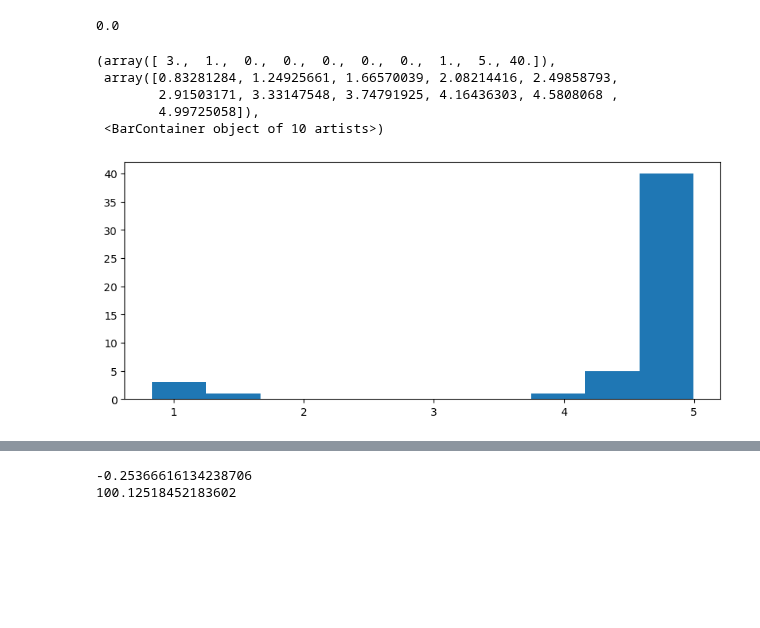
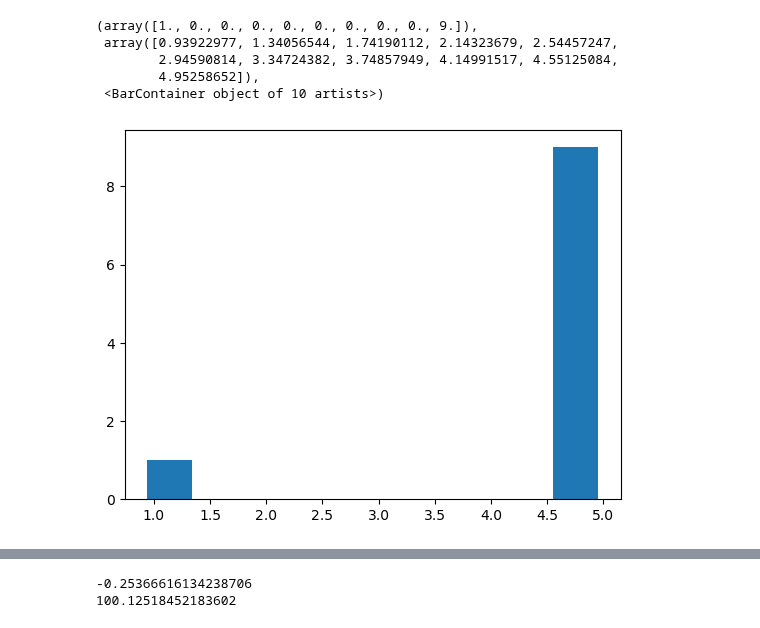
Before and after one commit to scolloms/AMAZE_model_selection, a Jupyter notebook: testing_notebooks/eventbyevent_likelihood_ppd copy.ipynb, the cells around one changed output, grey strips where cells are left out. Drawn from its saved outputs; the diff is of its cells as text; code cells hidden in the pictures; blank space fills up the shorter version.

```diff
--- a/testing_notebooks/eventbyevent_likelihood_ppd copy.ipynb
+++ b/testing_notebooks/eventbyevent_likelihood_ppd copy.ipynb
@@ -61,24 +83,20 @@ GW200316_215756.hdf5
 GW190630_185205.hdf5
 0.0
 0.00026779068057351026
-# %%
-np.min(p_theta[13,:])
-# %% [output]
-0.0
 # %%
 filename='/Users/stormcolloms/Documents/PhD/Project_work/AMAZE_model_selection/rns/Flows_260624_contGwtc310000Nsamp/output_seed12_highreg.hdf5'
 result_file = h5py.File(filename, 'r')
 hyperpost_samps = np.array(result_file['model_selection']['samples']['block0_values'])
 # %%
-random_samp_idxs=np.random.choice(hyperpost_samps.shape[0],50)
+random_samp_idxs=np.random.choice(hyperpost_samps.shape[0],10)
 plt.hist(hyperpost_samps[random_samp_idxs][:,1])
 # %% [output]
-(array([ 3.,  1.,  0.,  0.,  0.,  0.,  0.,  1.,  5., 40.]),
- array([0.83281284, 1.24925661, 1.66570039, 2.08214416, 2.49858793,
-        2.91503171, 3.33147548, 3.74791925, 4.16436303, 4.5808068 ,
-        4.99725058]),
+(array([1., 0., 0., 0., 0., 0., 0., 0., 0., 9.]),
+ array([0.93922977, 1.34056544, 1.74190112, 2.14323679, 2.54457247,
+        2.94590814, 3.34724382, 3.74857949, 4.14991517, 4.55125084,
+        4.95258652]),
  <BarContainer object of 10 artists>)
-[figure, old version]
+[figure, new version]
 # %%
 submodels_dict = {0: {0: 'chi00', 1: 'chi01', 2: 'chi02', 3: 'chi05'}, 1: {0: 'alpha02', 1: 'alpha05', 2: 'alpha10', 3: 'alpha20', 4: 'alpha50'}}
 # %%
```
Also changed, not shown: parts of 11 cells of this notebook, 1 other file.
